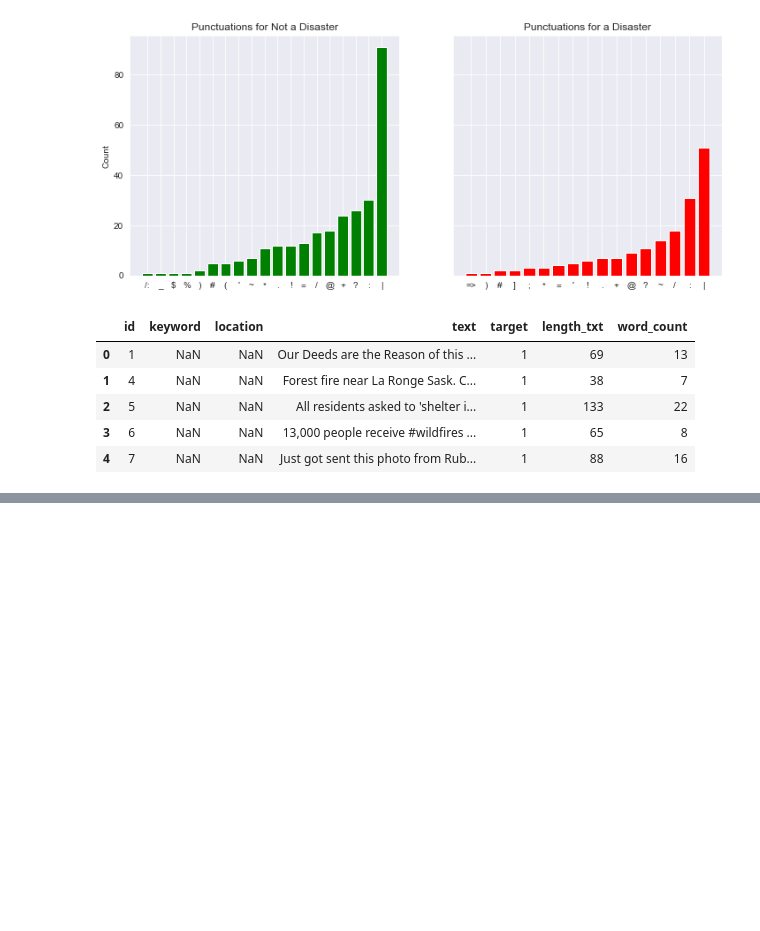
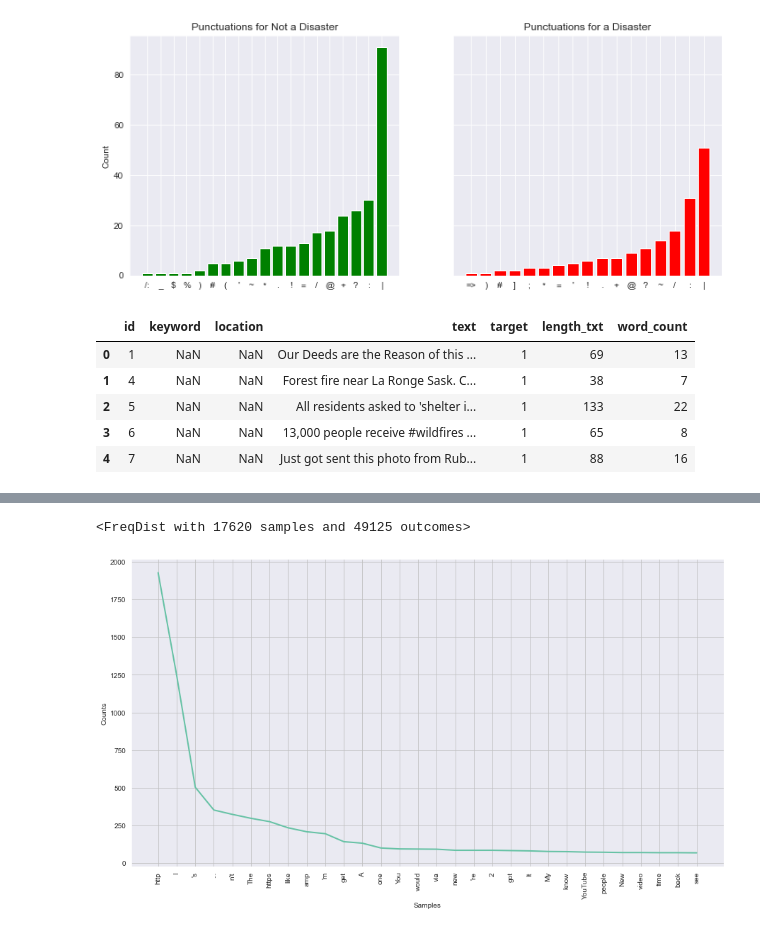
Before and after one commit to Eric-G-Romano/NLP_Disater_tweets, a Jupyter notebook: NLP Disaster classifier tweet.ipynb, the cells around one changed output, grey strips where cells are left out. Drawn from its saved outputs; the diff is of its cells as text; code cells hidden in the pictures; blank space fills up the shorter version.

```diff
--- a/NLP Disaster classifier tweet.ipynb
+++ b/NLP Disaster classifier tweet.ipynb
@@ -188,0 +291,12 @@ df_train.head()
+# %%
+corpus = create_corpus_(0, 'filtered_sp')
+fdist = FreqDist(corpus)
+print(fdist)
+
+# Frequency Distribution Plot
+plt.figure(figsize=(15,8))
+fdist.plot(30,cumulative=False)
+plt.show()
+# %% [output]
+<FreqDist with 17620 samples and 49125 outcomes>
+[figure, added]
```
Also changed, not shown: parts of 16 cells of this notebook.
